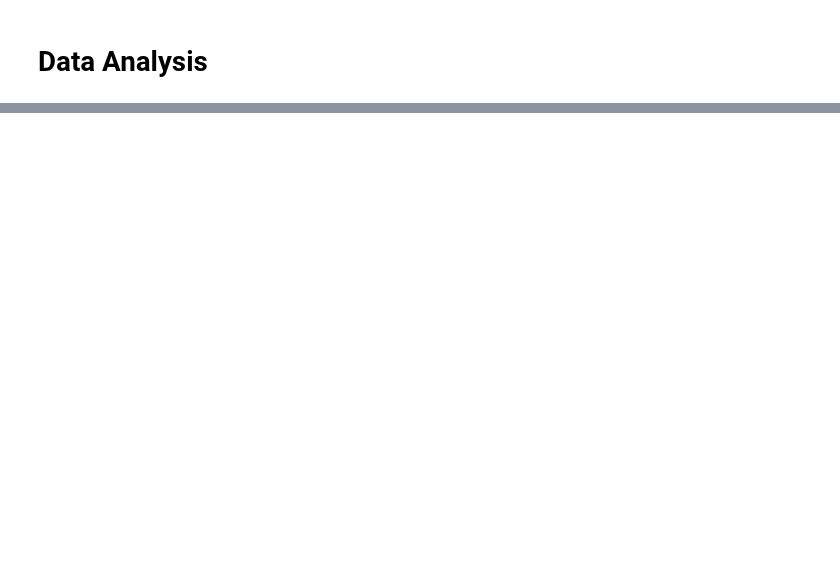
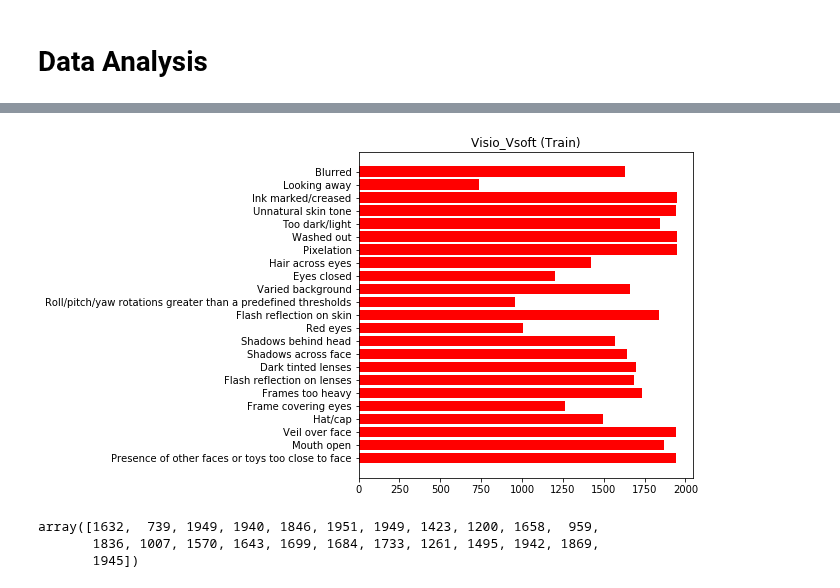
Before and after one commit to arnaldog12/icaonet, a Jupyter notebook: DataAnalysis.ipynb, the cells around one changed output, grey strips where cells are left out. Cells and saved outputs as stored; diff of their text form; code cells hidden in the pictures; blank space fills up the shorter version.

```diff
--- a/DataAnalysis.ipynb
+++ b/DataAnalysis.ipynb
@@ -56,0 +52,7 @@ plt.show()
+# %%
+plot.requirements_count(mrk_train_visio_vsoft, fig_title='Visio_Vsoft (Train)', fig_color='red')
+# %% [output]
+[figure, added]
+array([1632,  739, 1949, 1940, 1846, 1951, 1949, 1423, 1200, 1658,  959,
+       1836, 1007, 1570, 1643, 1699, 1684, 1733, 1261, 1495, 1942, 1869,
+       1945])
```
Also changed, not shown: parts of 12 cells of this notebook, 2 other files.
